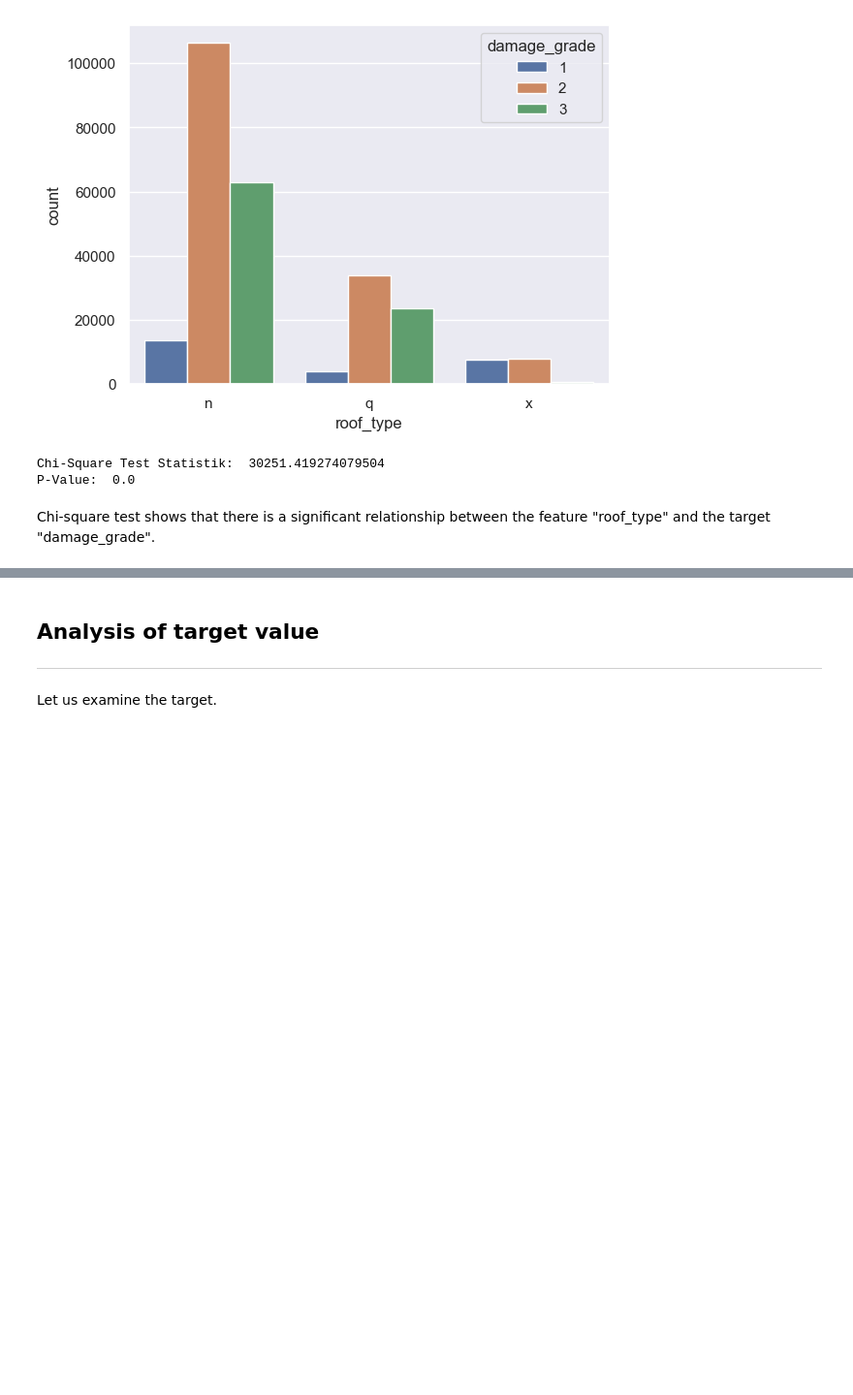
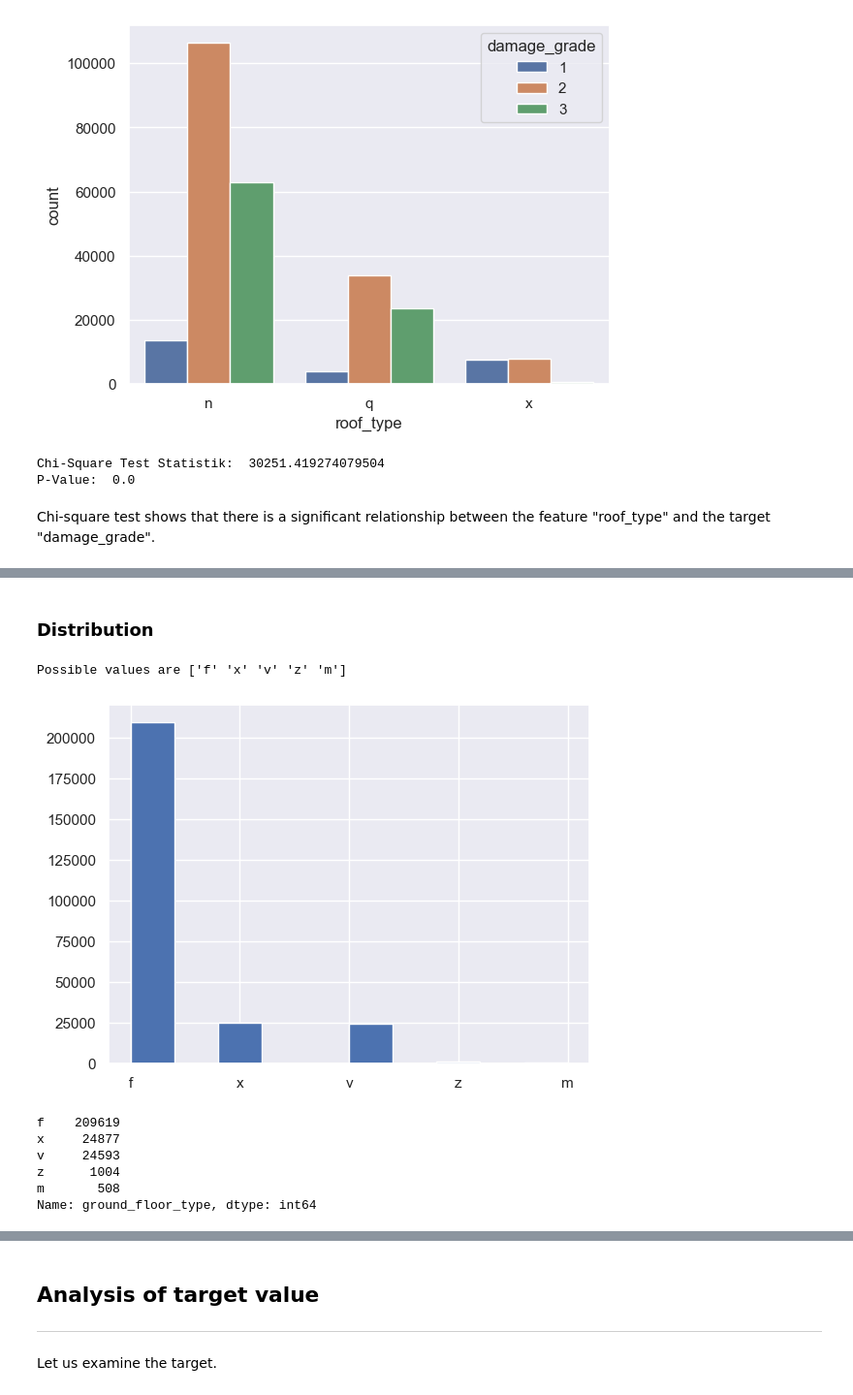
Before and after one commit to Sidies/-2015_Gorkha_earthquake_damage_prediction, a Jupyter notebook: notebooks/Exploration.ipynb, the cells around one changed output, grey strips where cells are left out. Shown at 97% size. Drawn from its saved outputs; the diff is of its cells as text; code cells hidden in the pictures; blank space fills up the shorter version.

Commit message:
Analysis of other_floor_type

```diff
--- a/notebooks/Exploration.ipynb
+++ b/notebooks/Exploration.ipynb
@@ -512,0 +516,16 @@ Chi-square test shows that there is a significant relationship between the featu
+# %% [markdown]
+### Distribution
+# %%
+print(f"Possible values are {train_df['ground_floor_type'].unique()}")
+train_df['ground_floor_type'].hist()
+plt.show()
+print(f"{train_df['ground_floor_type'].value_counts()}")
+# %% [output]
+Possible values are ['f' 'x' 'v' 'z' 'm']
+[figure, added]
+f    209619
+x     24877
+v     24593
+z      1004
+m       508
+Name: ground_floor_type, dtype: int64
```
Also changed, not shown: parts of 14 cells of this notebook.
